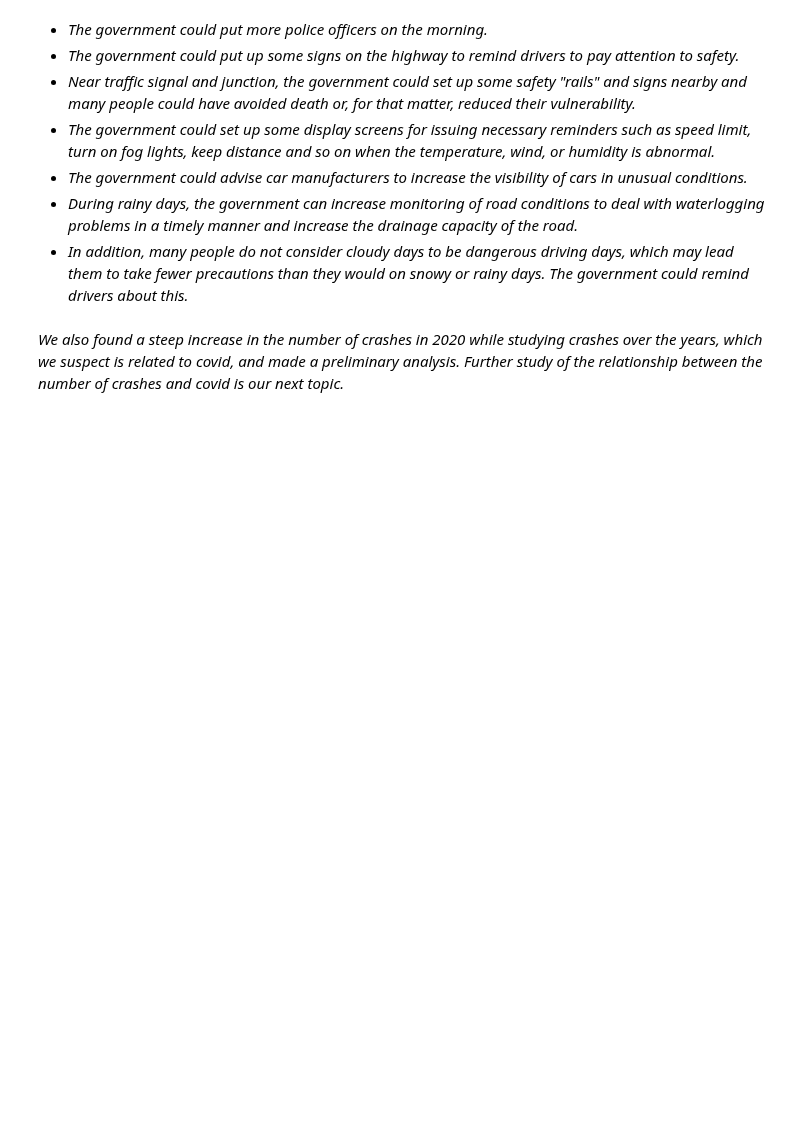
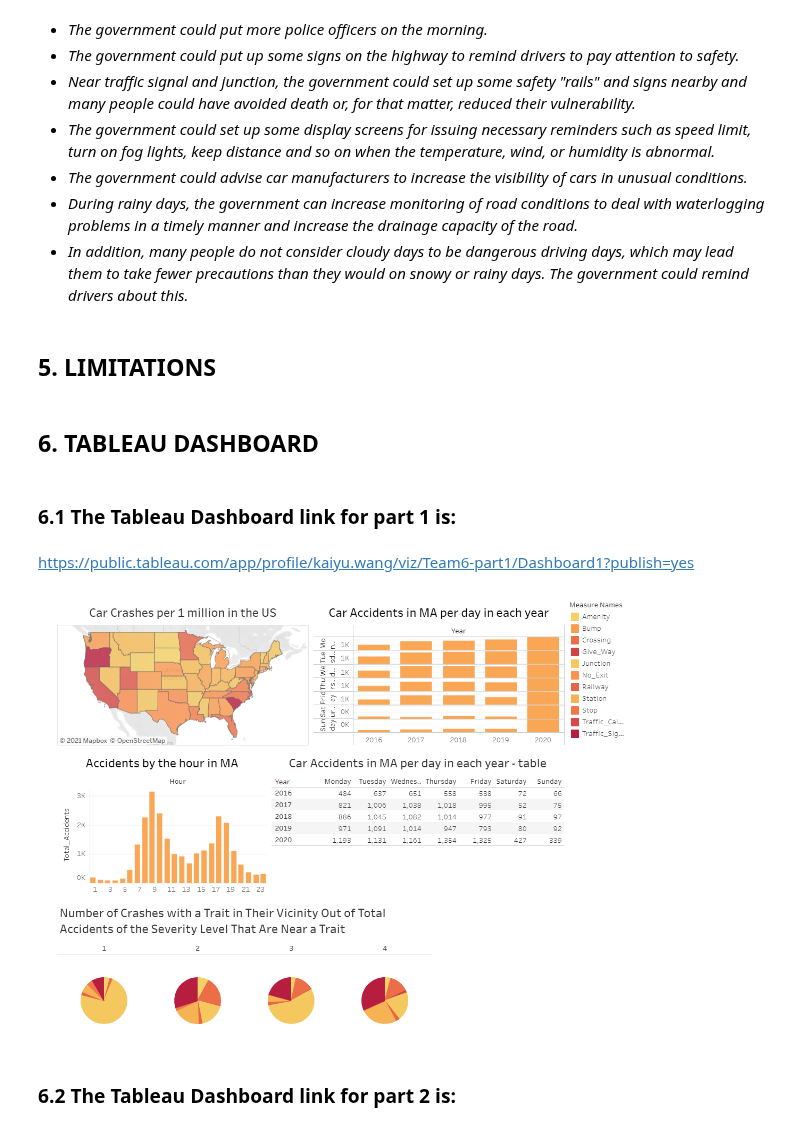
Before and after one commit to KaiyuWang19970221/BA775-teamproject, a Jupyter notebook: team6.ipynb, the cells around one changed output. Cells and saved outputs as stored; diff of their text form; code cells hidden in the pictures; blank space fills up the shorter version.

```diff
--- a/team6.ipynb
+++ b/team6.ipynb
@@ -754,5 +695,18 @@ ORDER BY a.month
 * <i>The government could advise car manufacturers to increase the visibility of cars in unusual conditions. </i>
 * <i>During rainy days, the government can increase monitoring of road conditions to deal with waterlogging problems in a timely manner and increase the drainage capacity of the road.</i>
 * <i>In addition, many people do not consider cloudy days to be dangerous driving days, which may lead them to take fewer precautions than they would on snowy or rainy days. The government could remind drivers about this.</i>
-# %% [markdown]
-<i>We also found a steep increase in the number of crashes in 2020 while studying crashes over the years, which we suspect is related to covid, and made a preliminary analysis. Further study of the relationship between the number of crashes and covid is our next topic.</i>
+# %% [markdown]
+## 5. LIMITATIONS
+# %% [markdown]
+## 6. TABLEAU DASHBOARD
+# %% [markdown]
+### 6.1 The Tableau Dashboard link for part 1 is:
+# %% [markdown]
+https://public.tableau.com/app/profile/kaiyu.wang/viz/Team6-part1/Dashboard1?publish=yes
+# %%
+from IPython.display import Image
+Image(filename = "part1.png", width = 600, height = 300)
+# %% [output]
+[figure, added]
+# %% [markdown]
+### 6.2 The Tableau Dashboard link for part 2 is:
```
Also changed, not shown: parts of 66 cells of this notebook.
